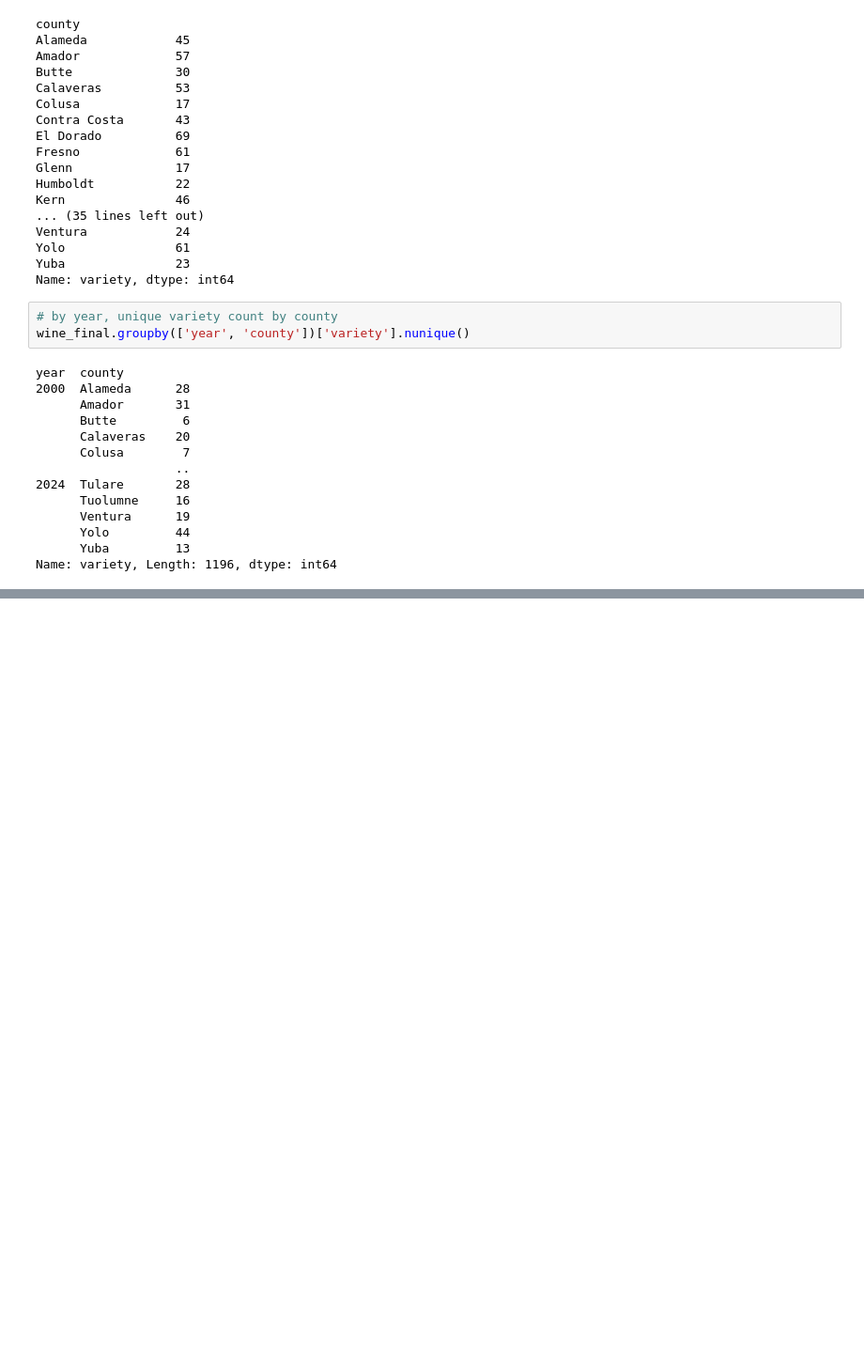
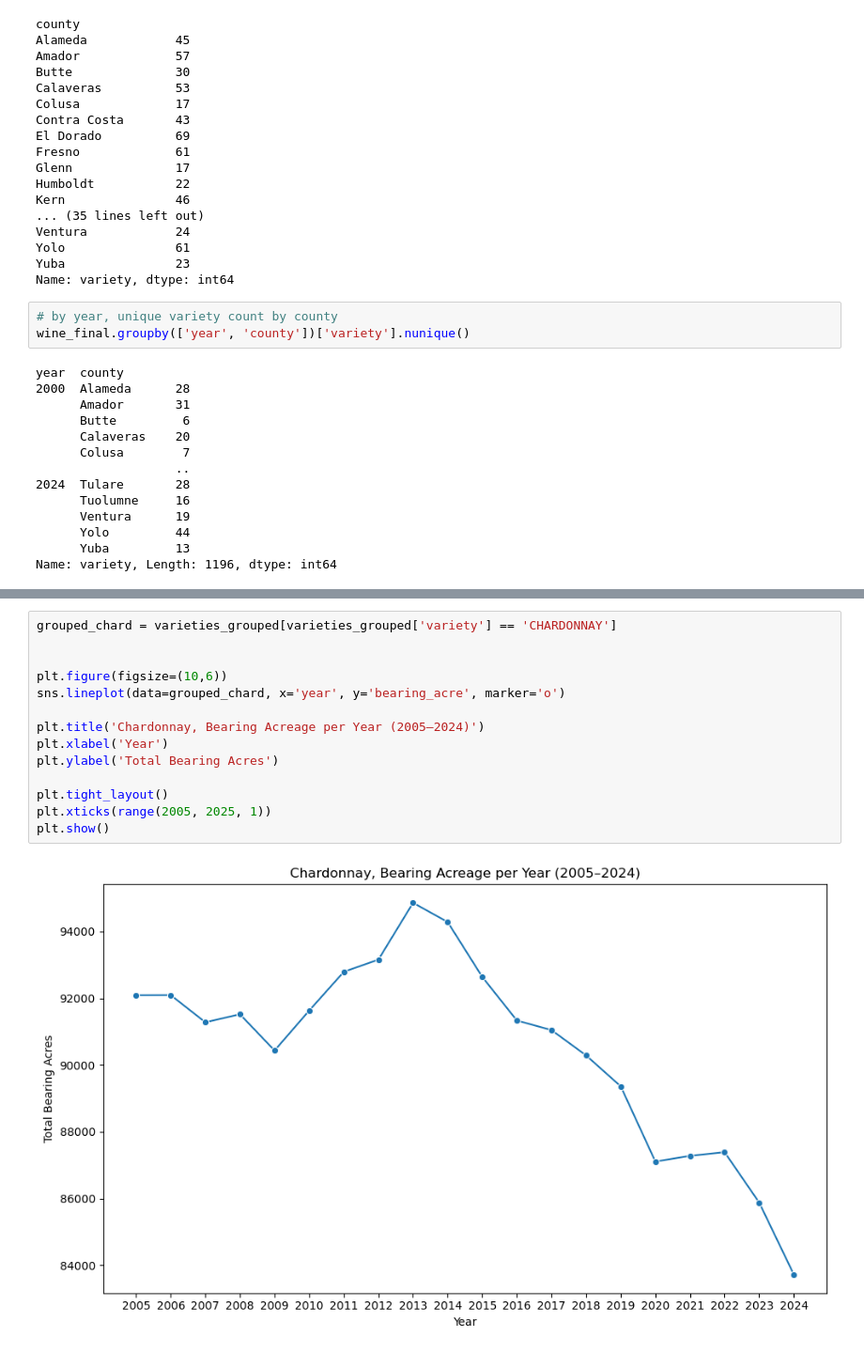
Before and after one commit to lillianargang/california-wine-capstone, a Jupyter notebook: notebooks/wine_dataframes_final.ipynb, the cells around one changed output, grey strips where cells are left out. Shown at 94% size. Drawn from its saved outputs; the diff is of its cells as text; blank space fills up the shorter version.

```diff
--- a/notebooks/wine_dataframes_final.ipynb
+++ b/notebooks/wine_dataframes_final.ipynb
@@ -542,0 +623,16 @@ distribution_grouped[distribution_grouped['year'] == 2024].sort_values('bearing_
+# %%
+grouped_chard = varieties_grouped[varieties_grouped['variety'] == 'CHARDONNAY']
+
+
+plt.figure(figsize=(10,6))
+sns.lineplot(data=grouped_chard, x='year', y='bearing_acre', marker='o')
+
+plt.title('Chardonnay, Bearing Acreage per Year (2005–2024)')
+plt.xlabel('Year')
+plt.ylabel('Total Bearing Acres')
+
+plt.tight_layout()
+plt.xticks(range(2005, 2025, 1))
+plt.show()
+# %% [output]
+[figure, added]
```
Also changed, not shown: parts of 55 cells of this notebook.
